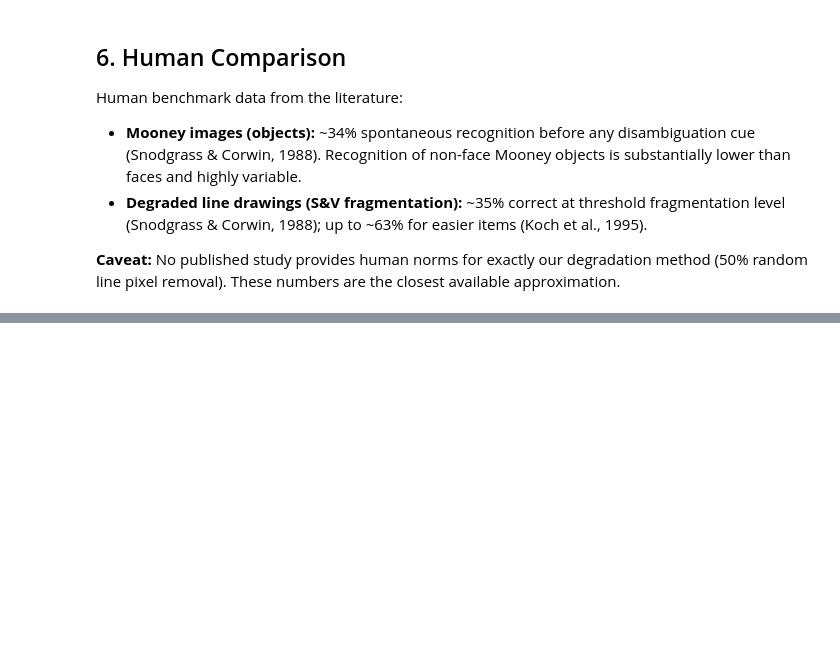
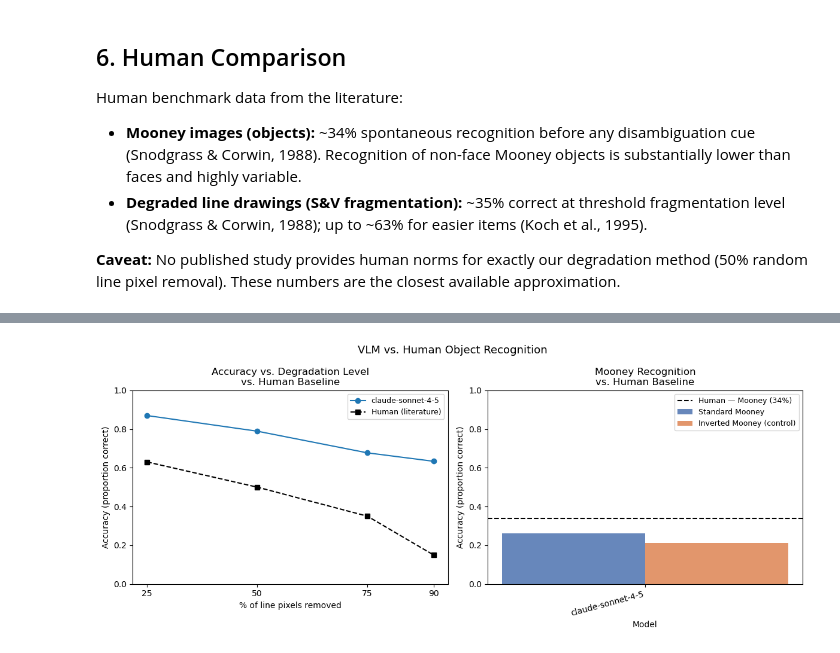
Before and after one commit to hayafaisalbugshan/feedforward-vision-vlms, a Jupyter notebook: experiment.ipynb, the cells around one changed output, grey strips where cells are left out. Drawn from its saved outputs; the diff is of its cells as text; code cells hidden in the pictures; blank space fills up the shorter version.

```diff
--- a/experiment.ipynb
+++ b/experiment.ipynb
@@ -335,0 +491,70 @@ plot_with_human_baseline(results_df)
+# %%
+def plot_with_human_baseline(results_df,
+                             human_mooney=0.34,
+                             human_degraded={25: 0.63, 50: 0.50, 75: 0.35, 90: 0.15}):
+    """
+    Two-panel figure with human baselines overlaid.
+
+    Human baselines (from Snodgrass & Corwin, 1988; Koch et al., 1995):
+      - Mooney objects:         ~34% spontaneous recognition
+      - Degraded 75% removed:  ~35% (threshold fragmentation)
+      - Degraded 50% removed:  ~50% (interpolated)
+      - Degraded 25% removed:  ~63% (easier items, Koch et al.)
+    """
+    summary = results_df.groupby(["model", "condition"])["correct"].mean().reset_index()
+    summary.columns = ["model", "condition", "accuracy"]
+    models = summary["model"].unique()
+
+    fig, axes = plt.subplots(1, 2, figsize=(12, 5))
+
+    # --- Left: degradation curve with human baseline ---
+    ax = axes[0]
+    degraded_conditions = ["degraded_25", "degraded_50", "degraded_75", "degraded_90"]
+    x_vals = [25, 50, 75, 90]
+    for model in models:
+        y_vals = [
+            summary[(summary["model"] == model) & (summary["condition"] == c)]["accuracy"].values[0]
+            for c in degraded_conditions
+        ]
+        ax.plot(x_vals, y_vals, marker="o", label=model.split("/")[-1])
+    human_y = [human_degraded[x] for x in x_vals]
+    ax.plot(x_vals, human_y, marker="s", linestyle="--", color="black", label="Human (literature)")
+    ax.set_xlabel("% of line pixels removed")
+    ax.set_ylabel("Accuracy (proportion correct)")
+    ax.set_title("Accuracy vs. Degradation Level\nvs. Human Baseline")
+    ax.set_xticks(x_vals)
+    ax.set_ylim(0, 1)
+    ax.legend(fontsize=9)
+
+    # --- Right: Mooney bar with human baseline ---
+    ax = axes[1]
+    mooney_conditions = ["mooney", "mooney_inv"]
+    x = np.arange(len(models))
+    width = 0.35
+    colors = ["#4C72B0", "#DD8452"]
+    for i, cond in enumerate(mooney_conditions):
+        vals = [
+            summary[(summary["model"] == m) & (summary["condition"] == cond)]["accuracy"].values[0]
+            for m in models
+        ]
+        label = "Standard Mooney" if cond == "mooney" else "Inverted Mooney (control)"
+        ax.bar(x + i * width, vals, width, label=label, color=colors[i], alpha=0.85)
+    ax.axhline(human_mooney, color="black", linestyle="--", linewidth=1.5,
+               label=f"Human — Mooney ({human_mooney:.0%})")
+    ax.set_xlabel("Model")
+    ax.set_ylabel("Accuracy (proportion correct)")
+    ax.set_title("Mooney Recognition\nvs. Human Baseline")
+    ax.set_xticks(x + width / 2)
+    ax.set_xticklabels([m.split("/")[-1] for m in models], rotation=15, ha="right")
+    ax.set_ylim(0, 1)
+    ax.legend(fontsize=9)
+
+    plt.suptitle("VLM vs. Human Object Recognition", fontsize=13)
+    plt.tight_layout()
+    plt.savefig("accuracy_with_human_baseline.png", dpi=150)
+    plt.show()
+
+
+plot_with_human_baseline(results_df)
+# %% [output]
+[figure, added]
```
Also changed, not shown: parts of 13 cells of this notebook, 9 other files.
